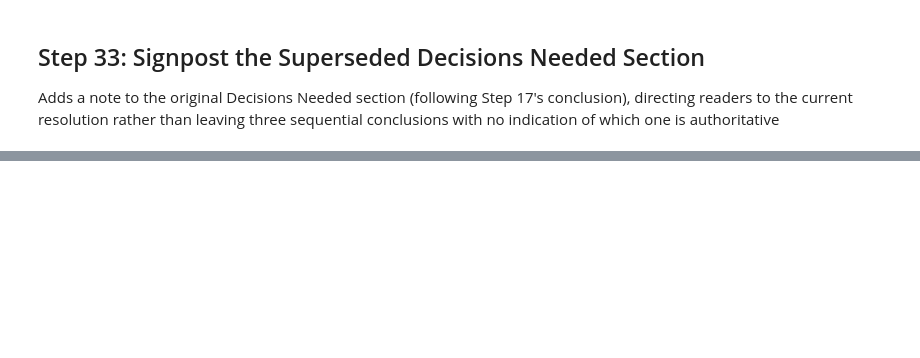
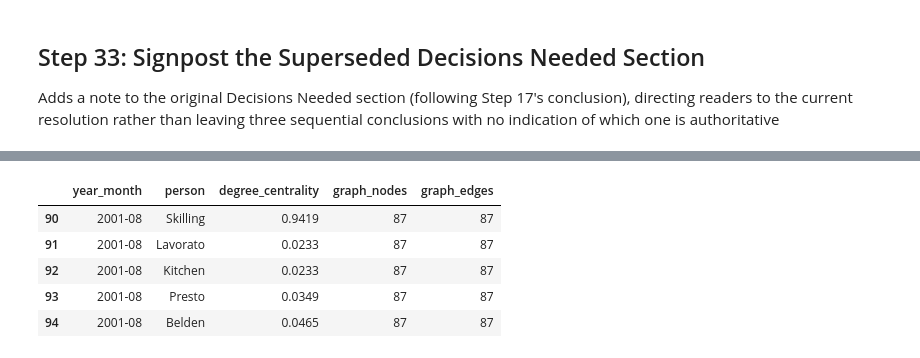
Before and after one commit to AnthonyMokSG/qm640-capstone-enron, a Jupyter notebook: 01_extraction/qm640_extraction.ipynb, the cells around one changed output, grey strips where cells are left out. Drawn from its saved outputs; the diff is of its cells as text; code cells hidden in the pictures; blank space fills up the shorter version.

```diff
--- a/01_extraction/qm640_extraction.ipynb
+++ b/01_extraction/qm640_extraction.ipynb
@@ -1657,0 +1700,9 @@ drwxr-xr-x 8 root root 4096 Jul 23 09:21 ..
+# %%
+centrality_df[centrality_df['year_month'] == '2001-08']
+# %% [output]
+|  | year_month | person | degree_centrality | graph_nodes | graph_edges |
+| 90 | 2001-08 | Skilling | 0.9419 | 87 | 87 |
+| 91 | 2001-08 | Lavorato | 0.0233 | 87 | 87 |
+| 92 | 2001-08 | Kitchen | 0.0233 | 87 | 87 |
+| 93 | 2001-08 | Presto | 0.0349 | 87 | 87 |
+| 94 | 2001-08 | Belden | 0.0465 | 87 | 87 |
```
Also changed, not shown: parts of 46 cells of this notebook.
